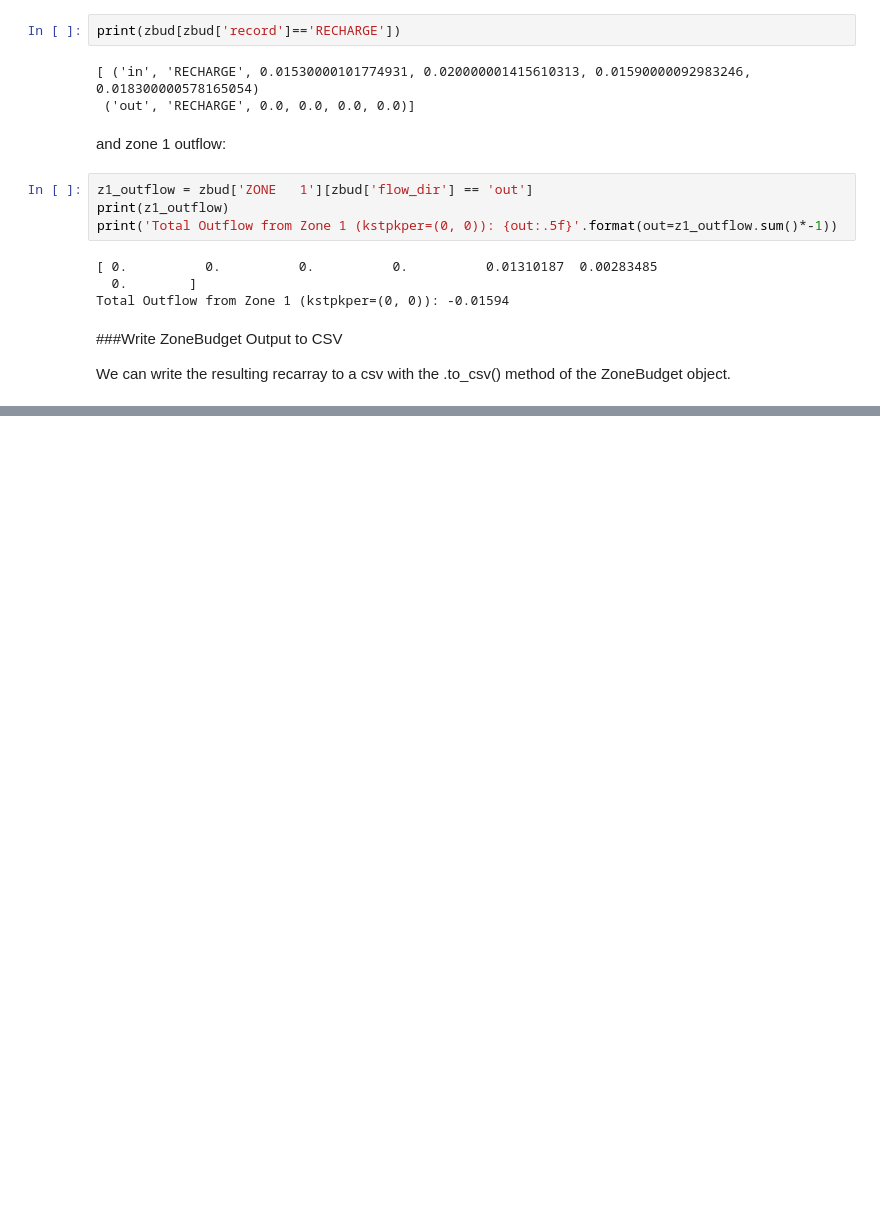
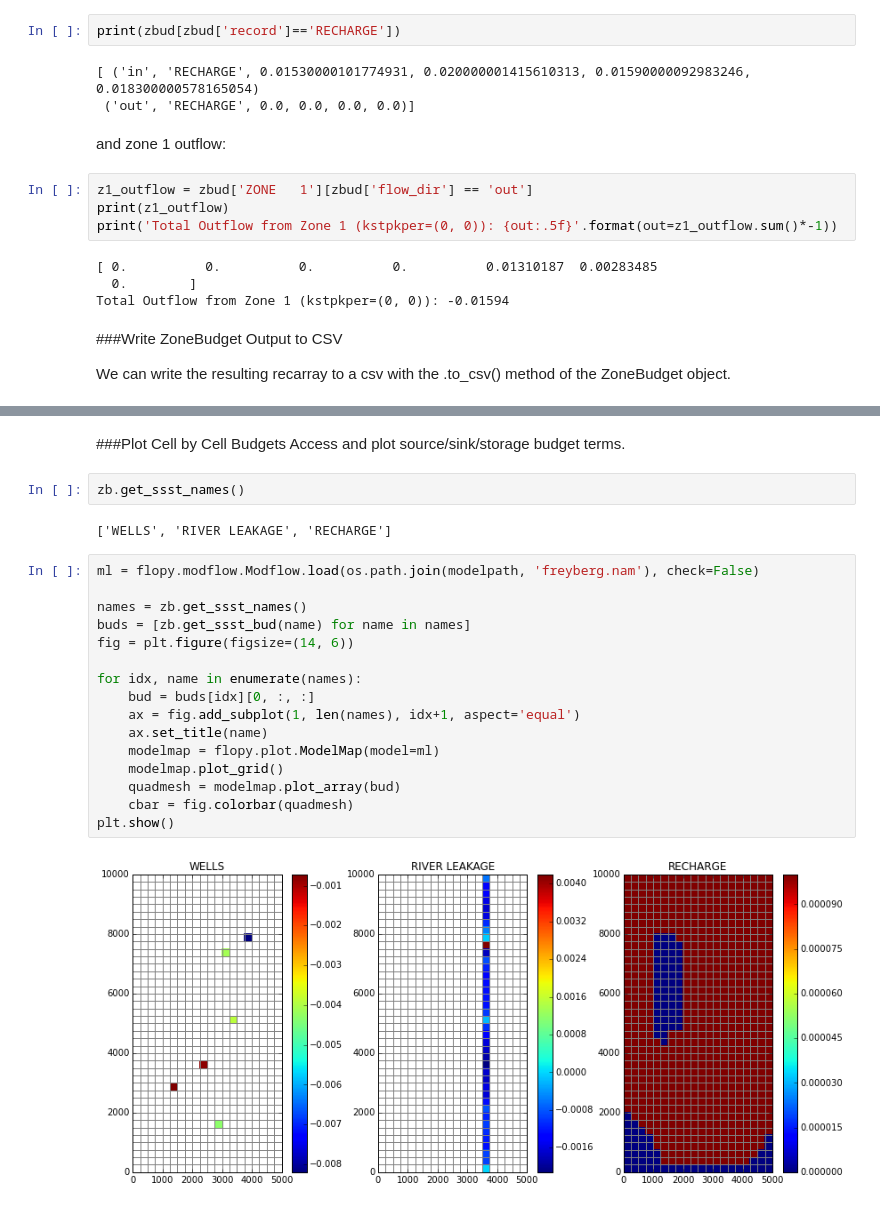
Before and after one commit to modflowpy/flopy, a Jupyter notebook: examples/Notebooks/zonbud_ex1.ipynb, the cells around one changed output, grey strips where cells are left out. Cells and saved outputs as stored; diff of their text form; blank space fills up the shorter version.

Commit message:
Update notebook to demonstrate how to plot source/sink/storage term budgets on top of the model grid.

```diff
--- a/examples/Notebooks/zonbud_ex1.ipynb
+++ b/examples/Notebooks/zonbud_ex1.ipynb
@@ -116,3 +122,28 @@ flow_dir         record      ZONE   1      ZONE   2   ZONE   3  ZONE   4
               Total OUT  1.593672e-02  3.844256e-02   0.015187  0.031339
                  IN-OUT -1.280569e-09 -3.306195e-07   0.003548  0.001187
           Percent Error -8.035334e-06 -8.600389e-04  20.915643  3.718598
+# %% [markdown]
+###Plot Cell by Cell Budgets
+Access and plot source/sink/storage budget terms.
+# %%
+zb.get_ssst_names()
+# %% [output]
+['WELLS', 'RIVER LEAKAGE', 'RECHARGE']
+# %%
+ml = flopy.modflow.Modflow.load(os.path.join(modelpath, 'freyberg.nam'), check=False)
+
+names = zb.get_ssst_names()
+buds = [zb.get_ssst_bud(name) for name in names]
+fig = plt.figure(figsize=(14, 6))
+
+for idx, name in enumerate(names):
+    bud = buds[idx][0, :, :]
+    ax = fig.add_subplot(1, len(names), idx+1, aspect='equal')
+    ax.set_title(name)
+    modelmap = flopy.plot.ModelMap(model=ml)
+    modelmap.plot_grid()
+    quadmesh = modelmap.plot_array(bud)
+    cbar = fig.colorbar(quadmesh)
+plt.show()
+# %% [output]
+[figure, added]
```
Also changed, not shown: parts of 4 cells of this notebook, 2 other files.
